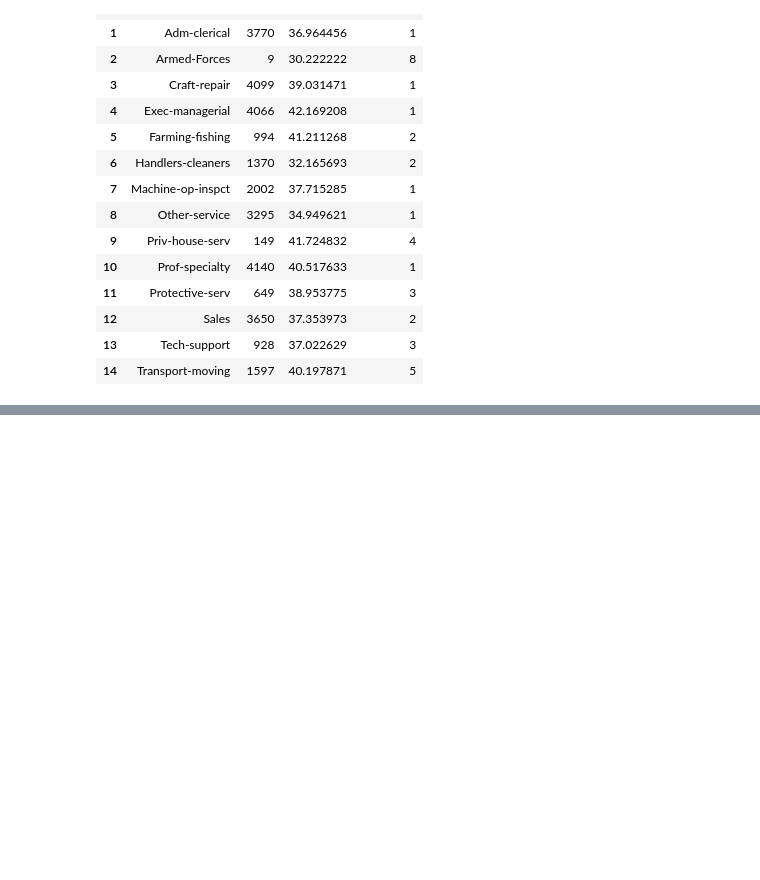
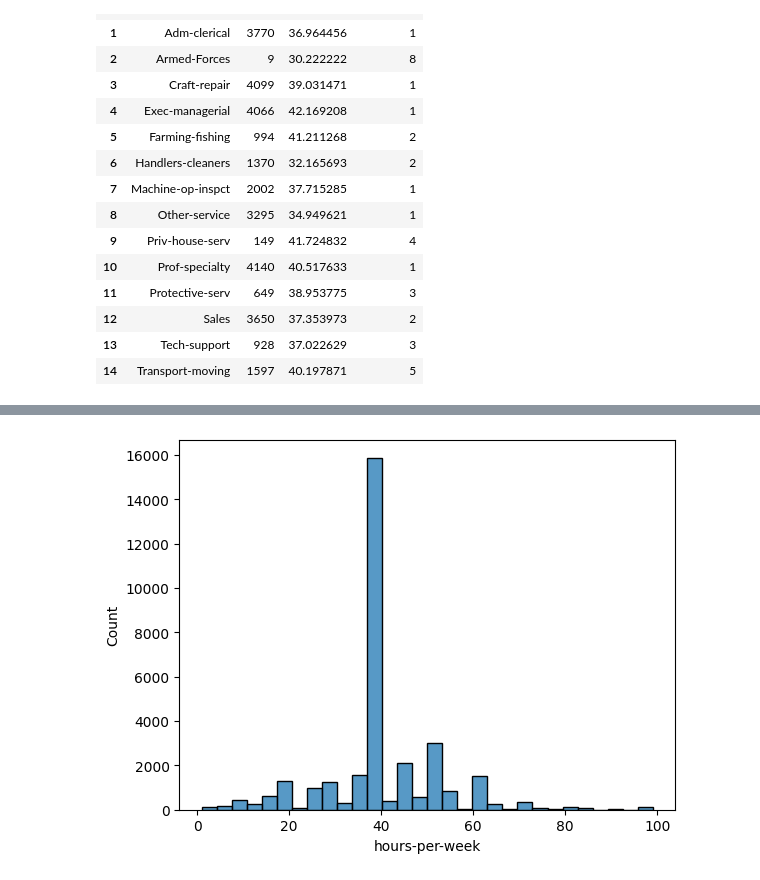
Before and after one commit to raijinstorm/pyt6442-task2, a Jupyter notebook: assignment_pandas.ipynb, the cells around one changed output, grey strips where cells are left out. Cells and saved outputs as stored; diff of their text form; code cells hidden in the pictures; blank space fills up the shorter version.

```diff
--- a/assignment_pandas.ipynb
+++ b/assignment_pandas.ipynb
@@ -255,0 +375,5 @@ occupation_info
+# %%
+sns.histplot(data, bins = 30, x = "hours-per-week")
+plt.show()
+# %% [output]
+[figure, added]
```
Also changed, not shown: parts of 24 cells of this notebook, 2 other files.
